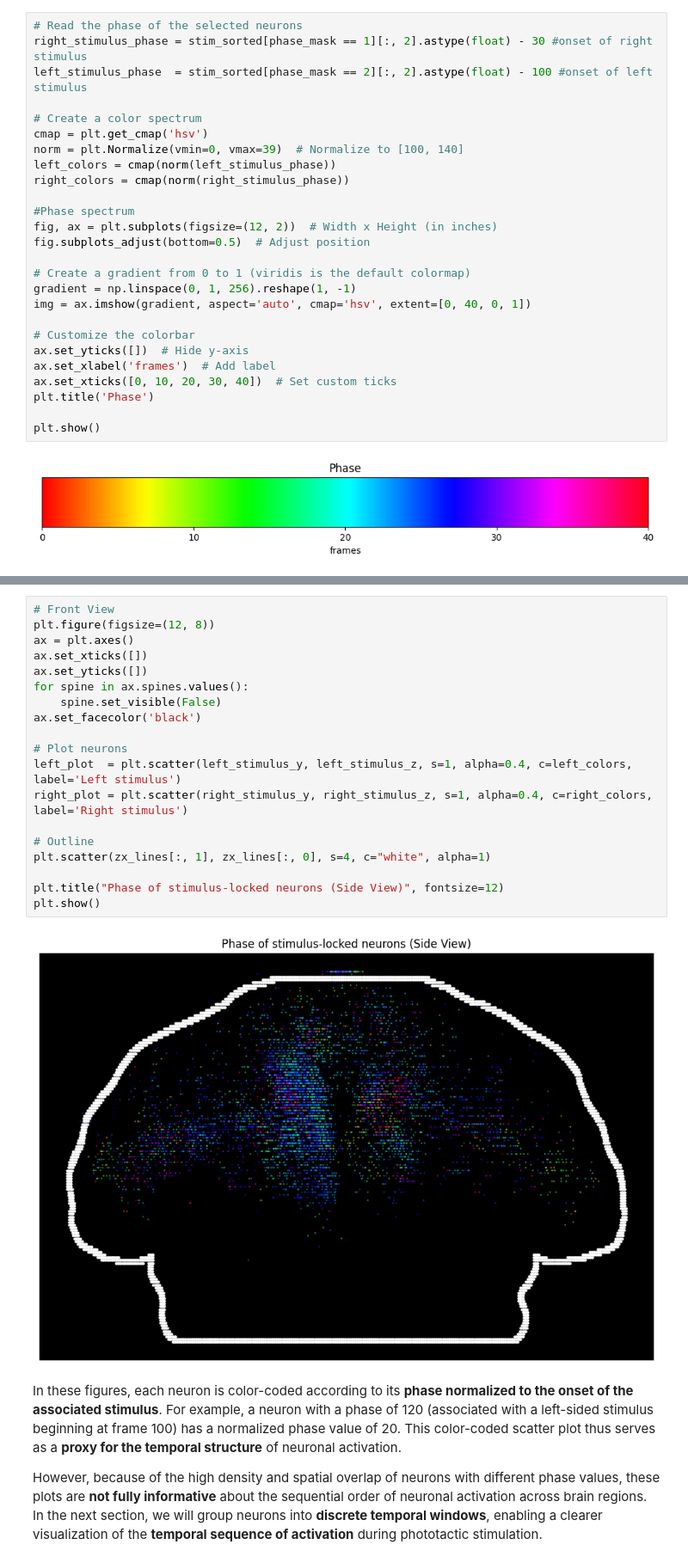
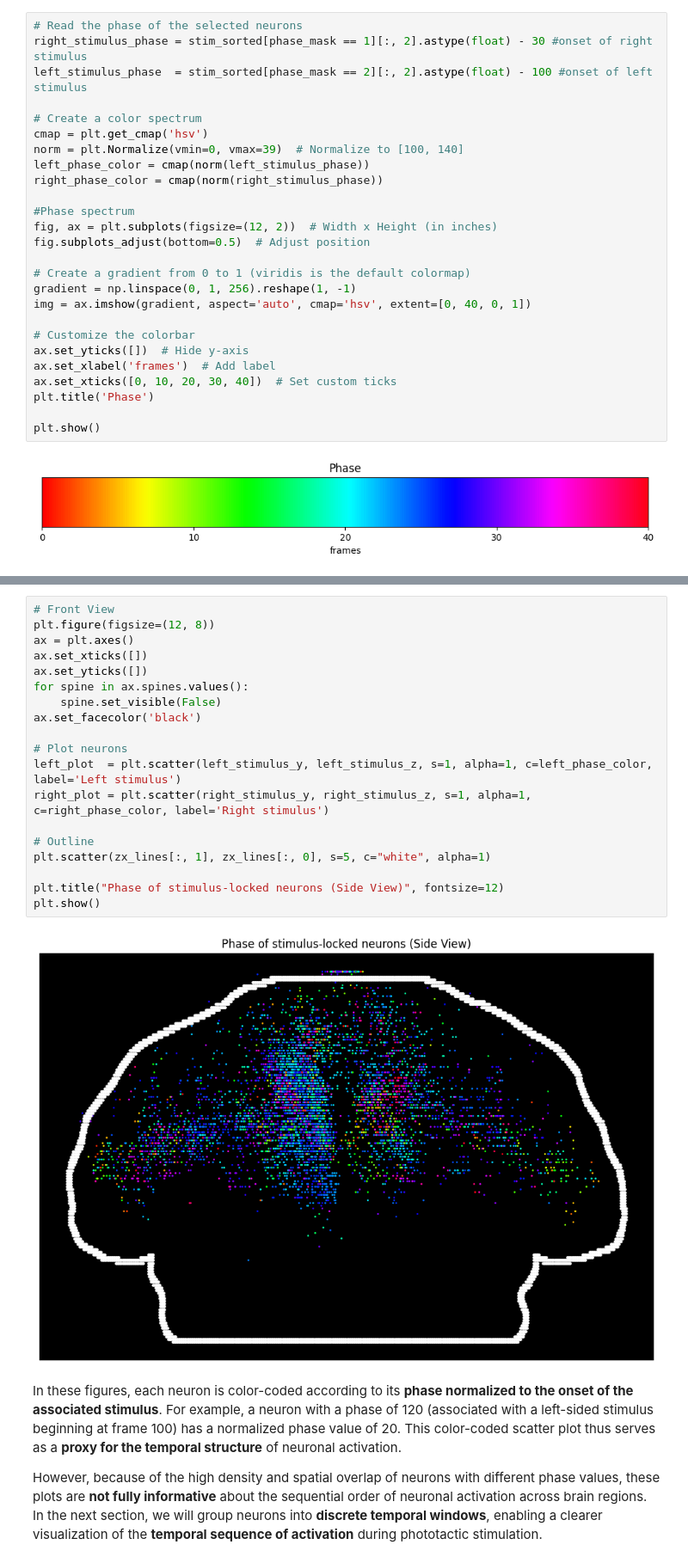
Before and after one commit to JingpinLiu/Fourier, a Jupyter notebook: notebooks/Fourier_Analysis_Demo.ipynb, the cells around one changed output, grey strips where cells are left out. Shown at 86% size. Cells and saved outputs as stored; diff of their text form.

```diff
--- a/notebooks/Fourier_Analysis_Demo.ipynb
+++ b/notebooks/Fourier_Analysis_Demo.ipynb
@@ -720,8 +735,8 @@ left_stimulus_phase  = stim_sorted[phase_mask == 2][:, 2].astype(float) - 100 #o
 # Create a color spectrum
 cmap = plt.get_cmap('hsv')
 norm = plt.Normalize(vmin=0, vmax=39)  # Normalize to [100, 140]
-left_colors = cmap(norm(left_stimulus_phase))
-right_colors = cmap(norm(right_stimulus_phase))
+left_phase_color = cmap(norm(left_stimulus_phase))
+right_phase_color = cmap(norm(right_stimulus_phase))
 
 #Phase spectrum
 fig, ax = plt.subplots(figsize=(12, 2))  # Width x Height (in inches)
@@ -785,24 +800,24 @@ plt.show()
 # %%
 # Front View
 plt.figure(figsize=(12, 8))
 ax = plt.axes()
 ax.set_xticks([])
 ax.set_yticks([])
 for spine in ax.spines.values():
     spine.set_visible(False)
 ax.set_facecolor('black')
 
 # Plot neurons
-left_plot  = plt.scatter(left_stimulus_y, left_stimulus_z, s=1, alpha=0.4, c=left_colors,  label='Left stimulus')
-right_plot = plt.scatter(right_stimulus_y, right_stimulus_z, s=1, alpha=0.4, c=right_colors, label='Right stimulus')
+left_plot  = plt.scatter(left_stimulus_y, left_stimulus_z, s=1, alpha=1, c=left_phase_color,  label='Left stimulus')
+right_plot = plt.scatter(right_stimulus_y, right_stimulus_z, s=1, alpha=1, c=right_phase_color, label='Right stimulus')
 
 # Outline
-plt.scatter(zx_lines[:, 1], zx_lines[:, 0], s=4, c="white", alpha=1)
+plt.scatter(zx_lines[:, 1], zx_lines[:, 0], s=5, c="white", alpha=1)
 
 plt.title("Phase of stimulus-locked neurons (Side View)", fontsize=12)
 plt.show()
 # %% [output]
-[figure, old version]
+[figure, new version]
 # %% [markdown]
 In these figures, each neuron is color-coded according to its **phase normalized to the onset of the associated stimulus**. For example, a neuron with a phase of 120 (associated with a left-sided stimulus beginning at frame 100) has a normalized phase value of 20. This color-coded scatter plot thus serves as a **proxy for the temporal structure** of neuronal activation.
 
```
Also changed, not shown: parts of 16 cells of this notebook.
